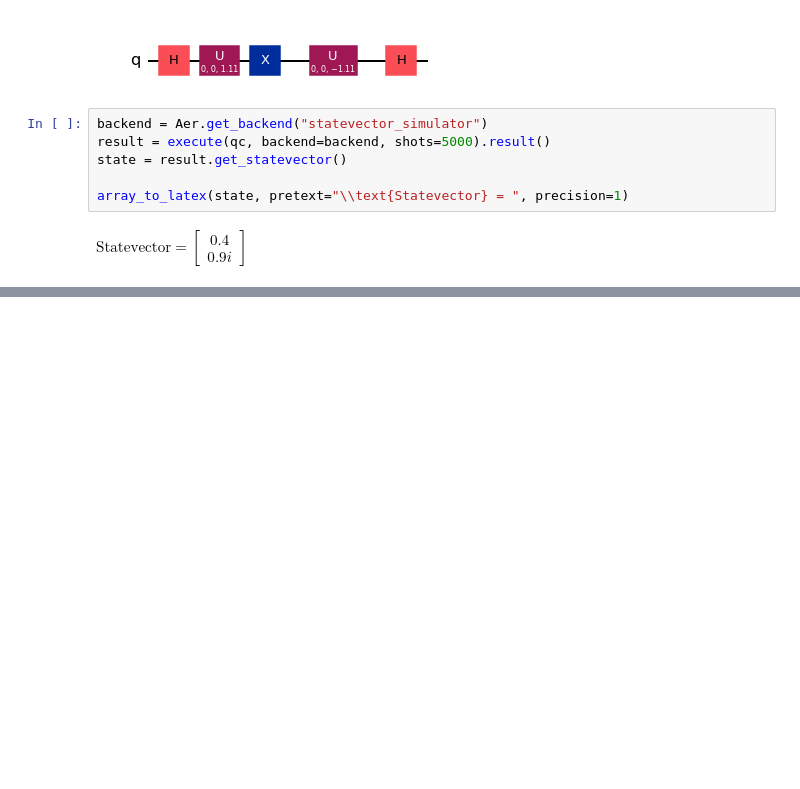
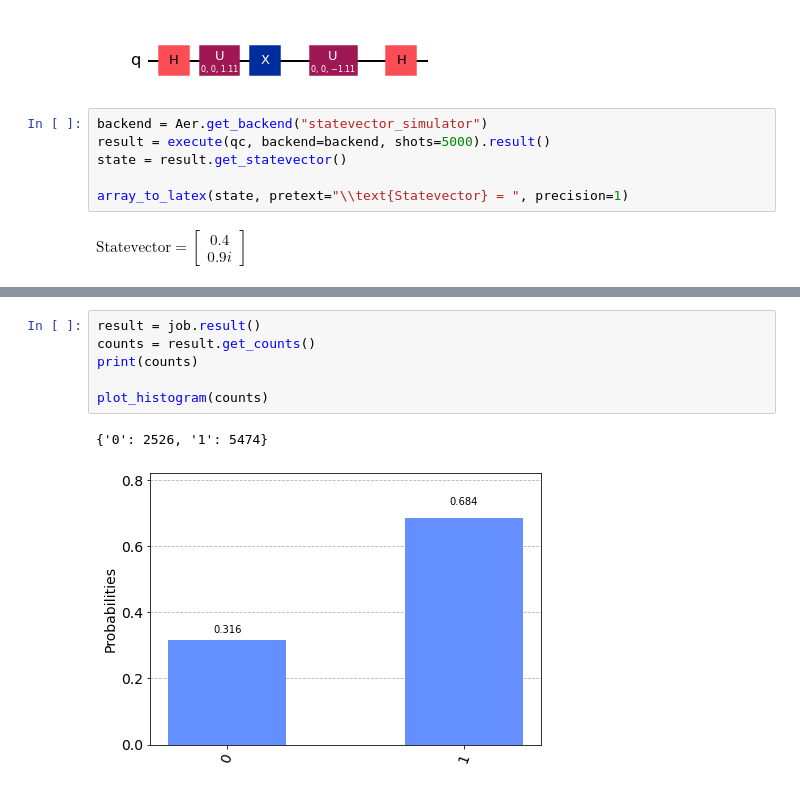
Before and after one commit to Wabinab/qchack_team37, a Jupyter notebook: Rupayan_useful_algo.ipynb, the cells around one changed output, grey strips where cells are left out. Saved outputs shown, nothing was run; the diff lists cells and outputs as text; blank space fills up the shorter version.

```diff
--- a/Rupayan_useful_algo.ipynb
+++ b/Rupayan_useful_algo.ipynb
@@ -99,0 +134,9 @@ $
+# %%
+result = job.result()
+counts = result.get_counts()
+print(counts)
+
+plot_histogram(counts)
+# %% [output]
+{'0': 2526, '1': 5474}
+[figure, added]
```
Also changed, not shown: parts of 6 cells of this notebook, 6 other files.
